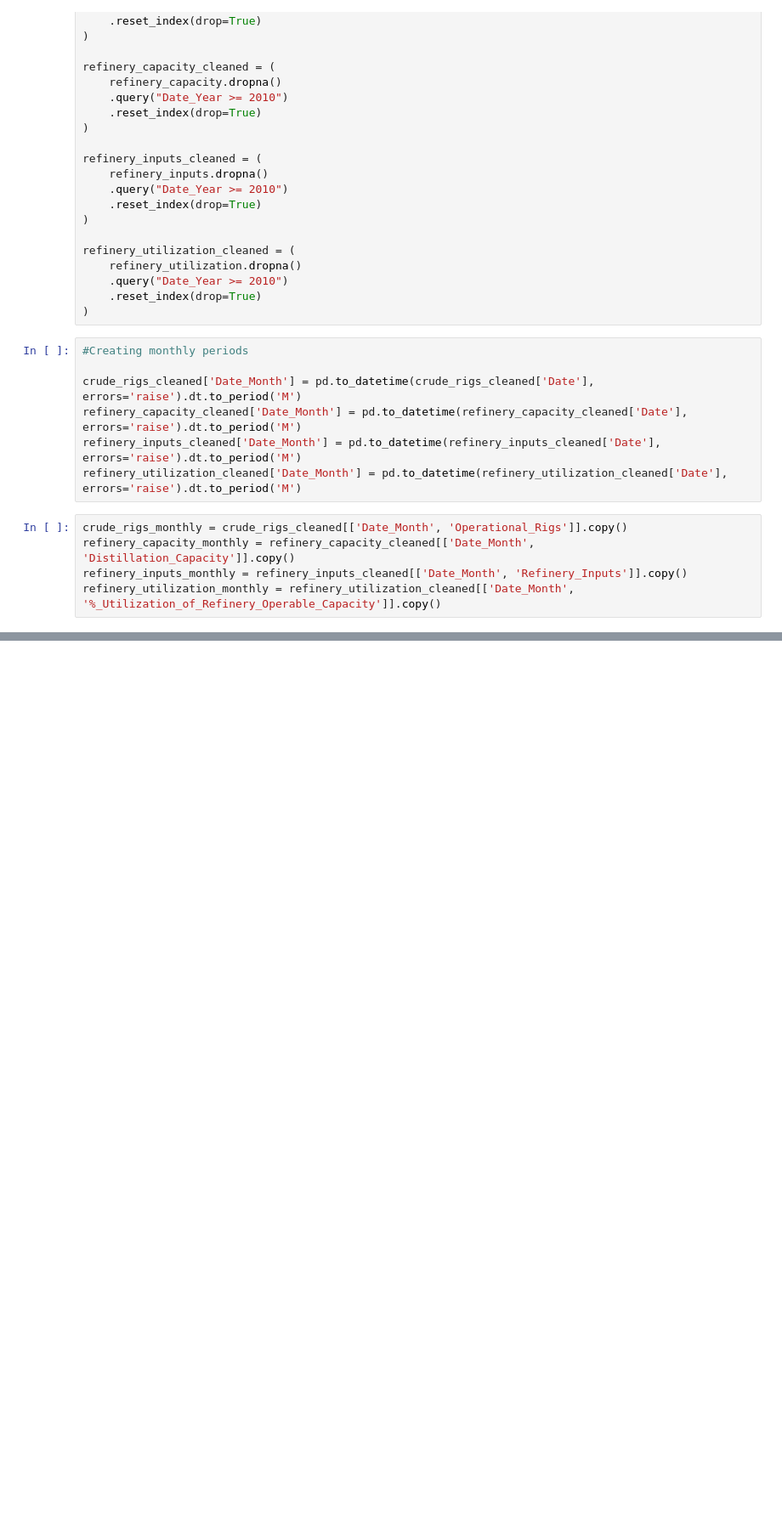
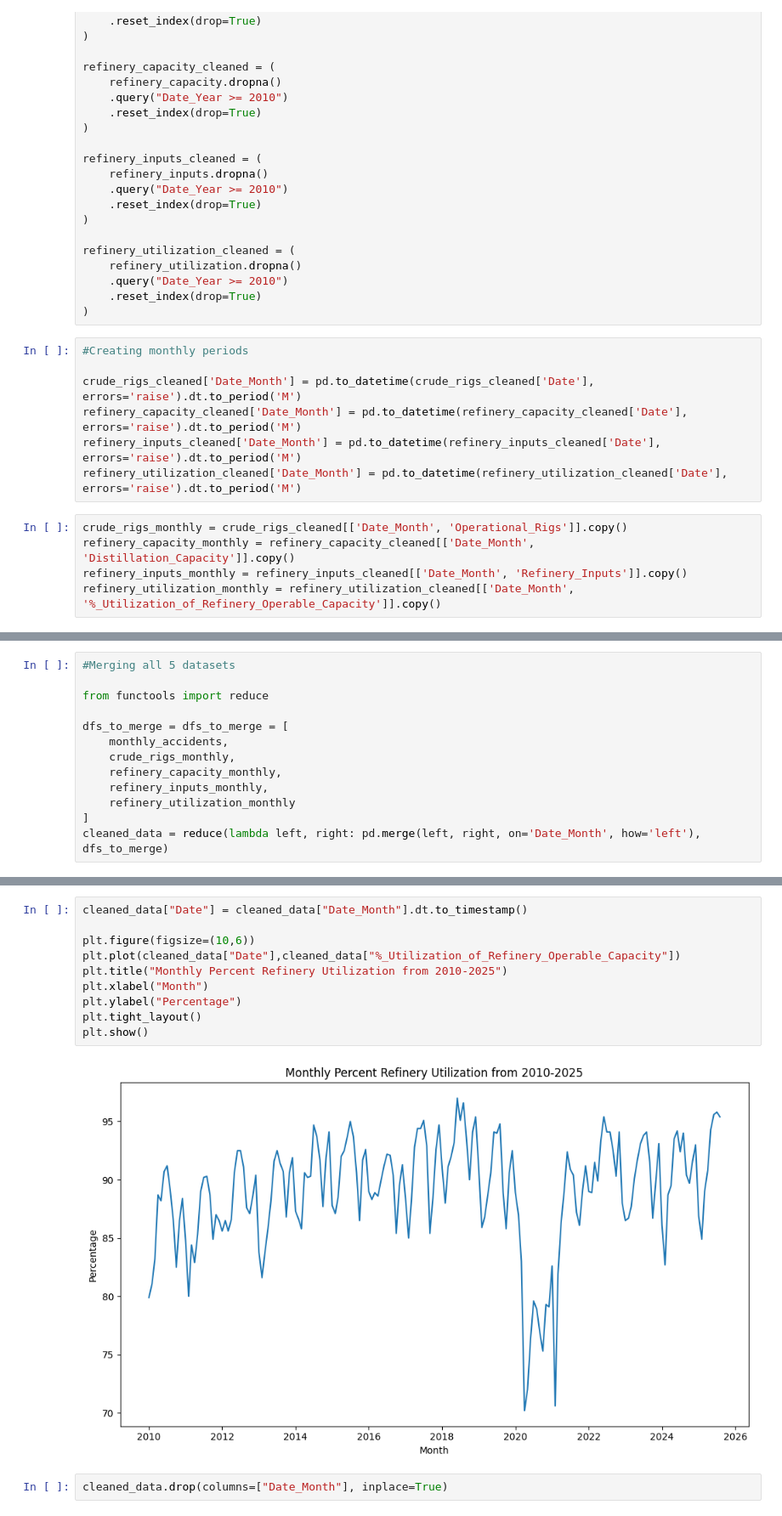
Before and after one commit to btokoli/Forecasting-Refinery-Throughput-Disruptions-via-Midstream-Pipeline-Incident-Analysis, a Jupyter notebook: notebooks/EDA_cleaning.ipynb, the cells around one changed output, grey strips where cells are left out. Shown: that part at 85% size. Saved outputs shown, nothing was run; the diff lists cells and outputs as text; blank space fills up the shorter version.

```diff
--- a/notebooks/EDA_cleaning.ipynb
+++ b/notebooks/EDA_cleaning.ipynb
@@ -530,0 +543,13 @@ monthly_accidents.head()
+# %%
+#Merging all 5 datasets
+
+from functools import reduce
+
+dfs_to_merge = dfs_to_merge = [
+    monthly_accidents,
+    crude_rigs_monthly,
+    refinery_capacity_monthly,
+    refinery_inputs_monthly,
+    refinery_utilization_monthly
+]
+cleaned_data = reduce(lambda left, right: pd.merge(left, right, on='Date_Month', how='left'), dfs_to_merge)
@@ -530,0 +570,14 @@ monthly_accidents.head()
+# %%
+cleaned_data["Date"] = cleaned_data["Date_Month"].dt.to_timestamp()
+
+plt.figure(figsize=(10,6))
+plt.plot(cleaned_data["Date"],cleaned_data["%_Utilization_of_Refinery_Operable_Capacity"])
+plt.title("Monthly Percent Refinery Utilization from 2010-2025")
+plt.xlabel("Month")
+plt.ylabel("Percentage")
+plt.tight_layout()
+plt.show()
+# %% [output]
+[figure, added]
+# %%
+cleaned_data.drop(columns=["Date_Month"], inplace=True)
```
Also changed, not shown: parts of 8 cells of this notebook, 2 other files.
